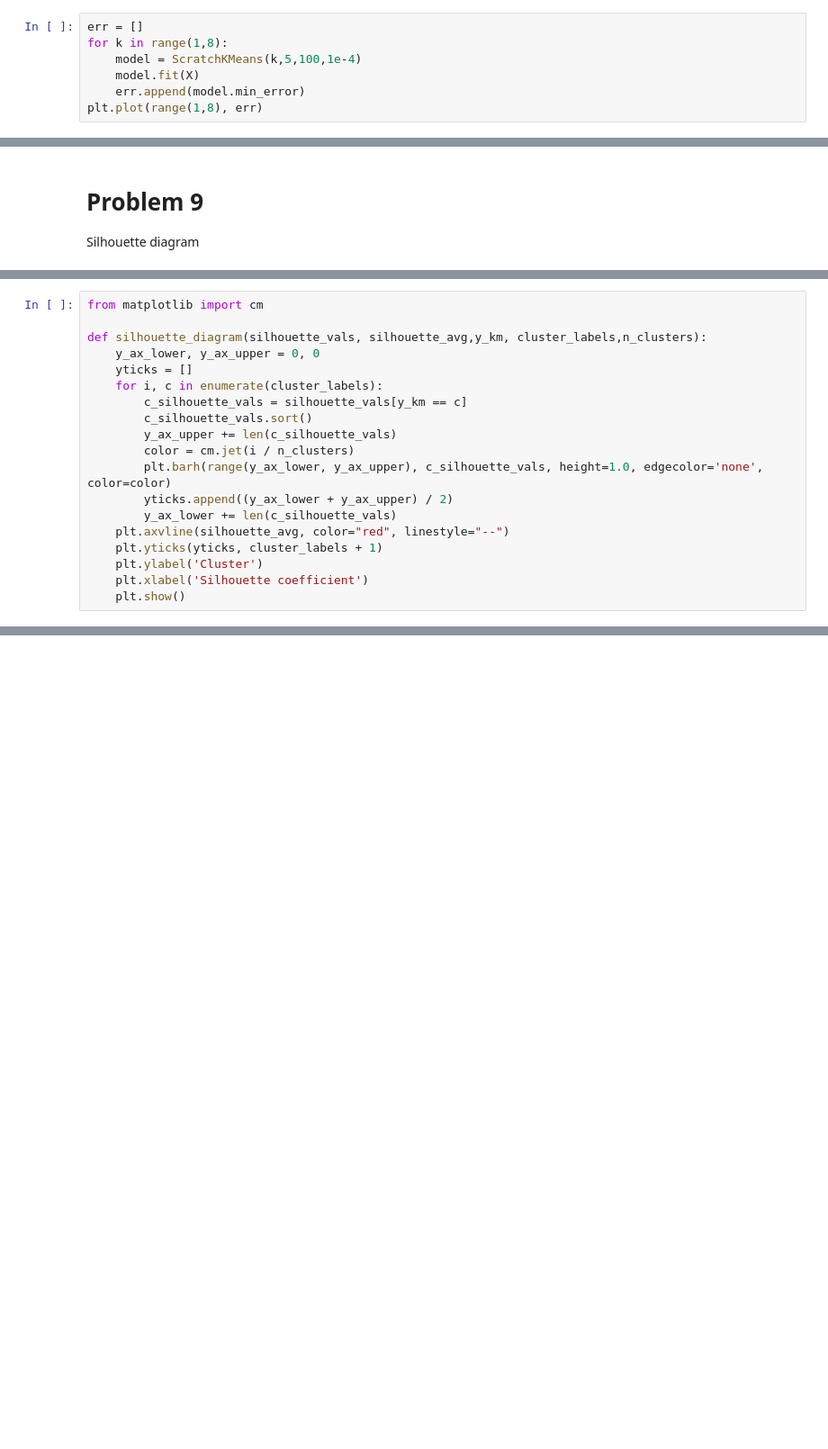
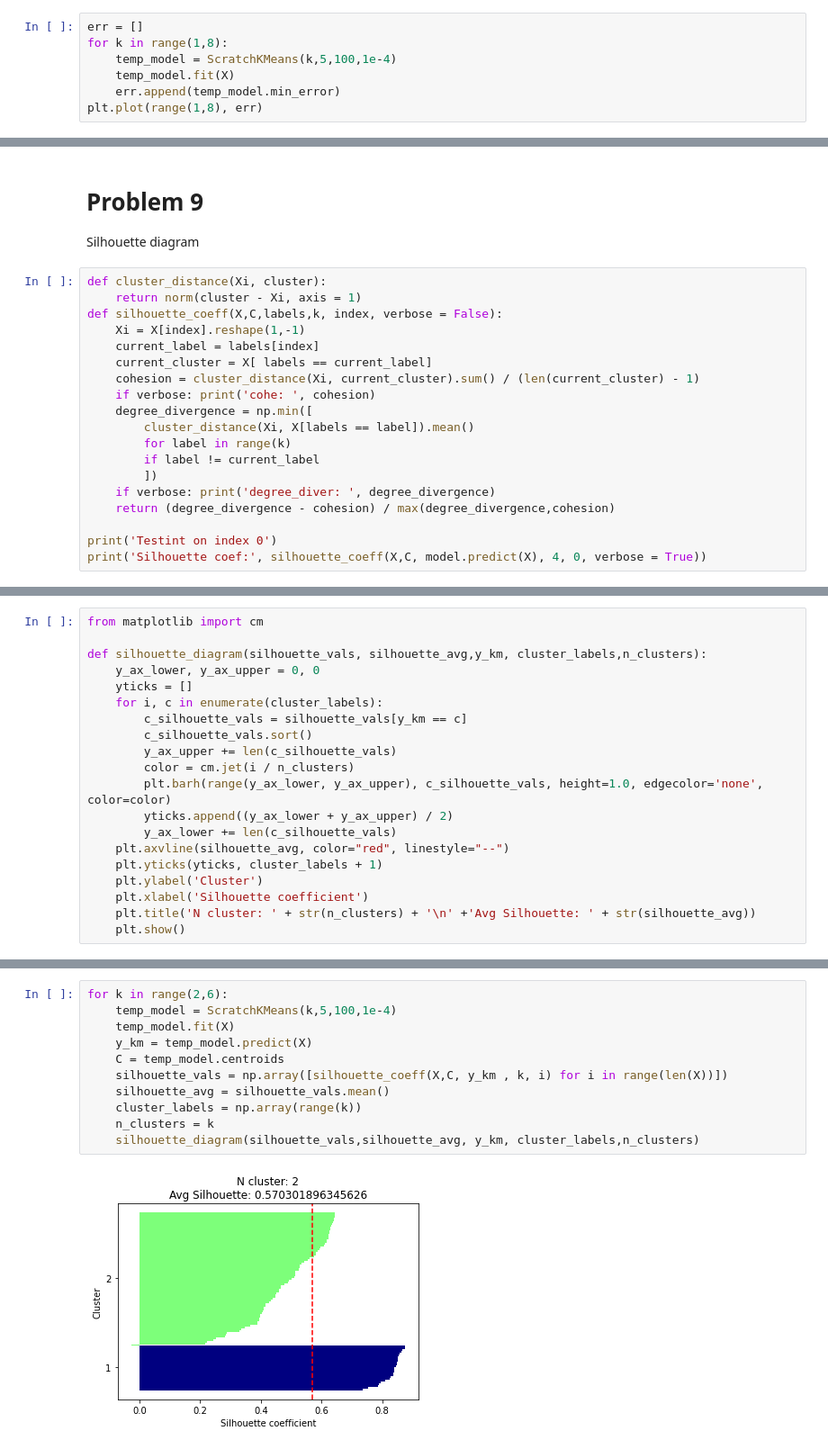
Before and after one commit to produdez/diveintocode-ml, a Jupyter notebook: Week 13/ClusteringScratch.ipynb, the cells around one changed output, grey strips where cells are left out. Shown at 90% size. Saved outputs shown, nothing was run; the diff lists cells and outputs as text; blank space fills up the shorter version.

Commit message:
Finished Clustering Scratch!

```diff
--- a/Week 13/ClusteringScratch.ipynb
+++ b/Week 13/ClusteringScratch.ipynb
@@ -441,9 +441,9 @@ Elbow Method
 # %%
 err = []
 for k in range(1,8):
-    model = ScratchKMeans(k,5,100,1e-4)
-    model.fit(X)
-    err.append(model.min_error)
+    temp_model = ScratchKMeans(k,5,100,1e-4)
+    temp_model.fit(X)
+    err.append(temp_model.min_error)
 plt.plot(range(1,8), err)
 # %% [output]
 [<matplotlib.lines.Line2D at 0x...>]
@@ -453,3 +453,22 @@ plt.plot(range(1,8), err)
 # %% [markdown]
 # Problem 9
 Silhouette diagram
+# %%
+def cluster_distance(Xi, cluster):
+    return norm(cluster - Xi, axis = 1)
+def silhouette_coeff(X,C,labels,k, index, verbose = False):
+    Xi = X[index].reshape(1,-1)
+    current_label = labels[index]
+    current_cluster = X[ labels == current_label]
+    cohesion = cluster_distance(Xi, current_cluster).sum() / (len(current_cluster) - 1)
+    if verbose: print('cohe: ', cohesion)
+    degree_divergence = np.min([
+        cluster_distance(Xi, X[labels == label]).mean()
+        for label in range(k)
+        if label != current_label
+        ])
+    if verbose: print('degree_diver: ', degree_divergence)
+    return (degree_divergence - cohesion) / max(degree_divergence,cohesion)
+
+print('Testint on index 0')
+print('Silhouette coef:', silhouette_coeff(X,C, model.predict(X), 4, 0, verbose = True))
@@ -471,4 +495,5 @@ def silhouette_diagram(silhouette_vals, silhouette_avg,y_km, cluster_labels,n_cl
     plt.yticks(yticks, cluster_labels + 1)
     plt.ylabel('Cluster')
     plt.xlabel('Silhouette coefficient')
+    plt.title('N cluster: ' + str(n_clusters) + '\n' +'Avg Silhouette: ' + str(silhouette_avg))
     plt.show()
@@ -476,0 +500,13 @@ def silhouette_diagram(silhouette_vals, silhouette_avg,y_km, cluster_labels,n_cl
+# %%
+for k in range(2,6):
+    temp_model = ScratchKMeans(k,5,100,1e-4)
+    temp_model.fit(X)
+    y_km = temp_model.predict(X)
+    C = temp_model.centroids
+    silhouette_vals = np.array([silhouette_coeff(X,C, y_km , k, i) for i in range(len(X))])
+    silhouette_avg = silhouette_vals.mean()
+    cluster_labels = np.array(range(k))
+    n_clusters = k
+    silhouette_diagram(silhouette_vals,silhouette_avg, y_km, cluster_labels,n_clusters)
+# %% [output]
+[figure, added]
```
Also changed, not shown: parts of 42 cells of this notebook, 2 other files.
